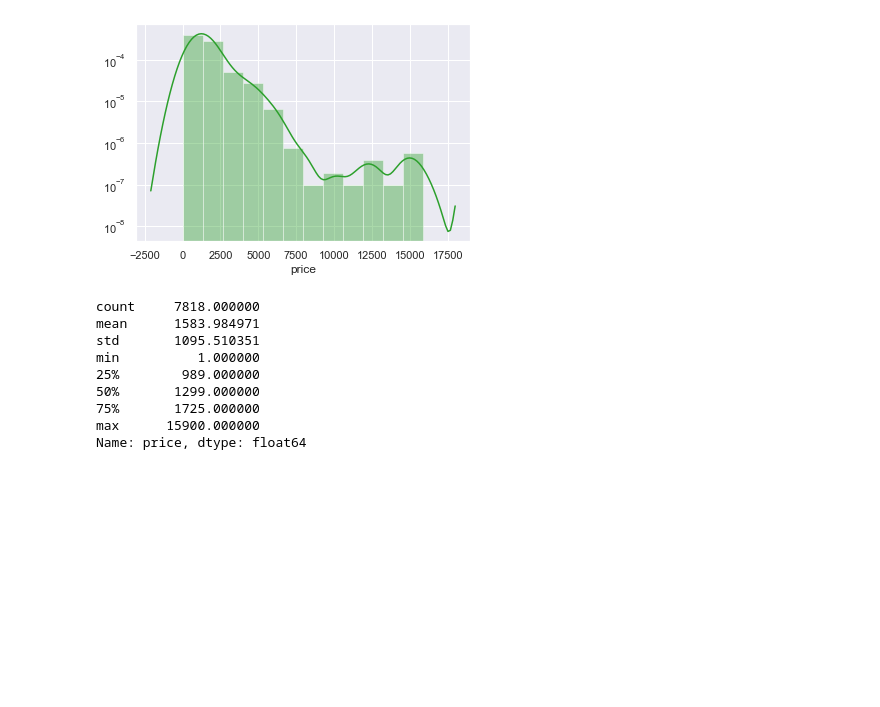
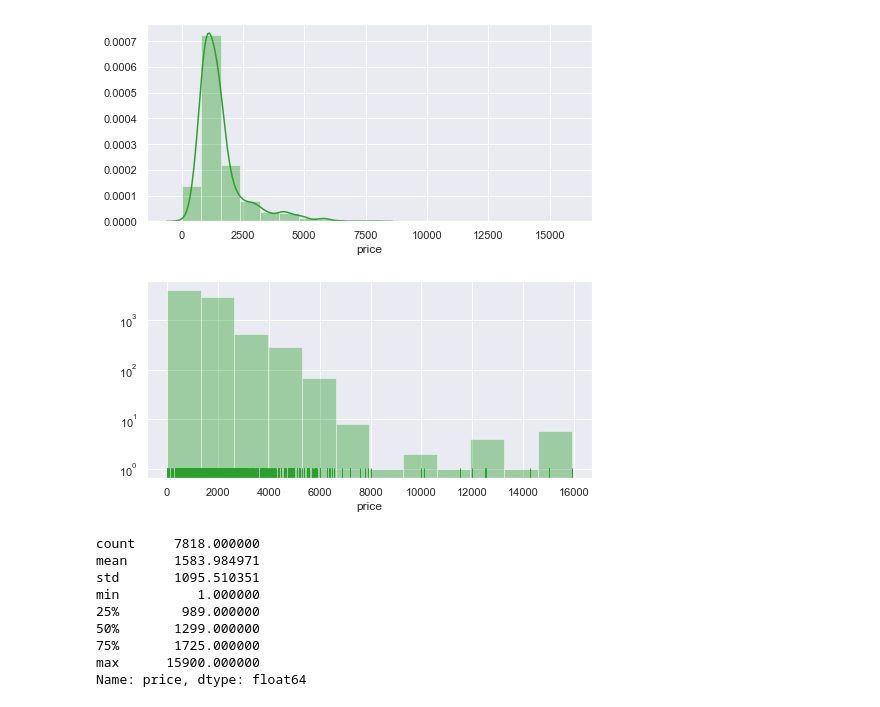
Before and after one commit to lilyzhai/housing-survey, a Jupyter notebook: notebooks/EDA-Eric.ipynb, the cells around one changed output. Cells and saved outputs as stored; diff of their text form; code cells hidden in the pictures; blank space fills up the shorter version.

```diff
--- a/notebooks/EDA-Eric.ipynb
+++ b/notebooks/EDA-Eric.ipynb
@@ -8,12 +9,22 @@ import sklearn
 import json
 # %%
 df = pd.read_json('../data/aggregated.json')
-# %%
-sns.set(style='darkgrid')
-sns.distplot(df['price'], kde_kws={'bw':700}, bins=12, color='#2ca02c')
-plt.yscale('log')
-# %% [output]
-[figure, removed]
+# %%
+from matplotlib.ticker import FormatStrFormatter
+
+sns.set(style='darkgrid')
+plt.subplots(2, 1, figsize=(7,7))
+plt.tight_layout()
+plt.subplots_adjust(hspace=0.3)
+plt.subplot(2, 1, 1)
+ax1 = sns.distplot(df['price'], kde_kws={'bw':200, 'clip':[-1000, 10000]}, bins=20, color='#2ca02c')
+plt.ticklabel_format(style='plain', axis='y')
+plt.subplot(2, 1, 2)
+ax2 = sns.distplot(df['price'], bins=12, color='#2ca02c', kde=False, rug=True)
+ax2.set_yscale('log')
+plt.savefig('price-dist.png', dpi=300)
+# %% [output]
+[figure, added]
 # %%
 df['price'].describe()
 # %% [output]
```
Also changed, not shown: parts of 5 cells of this notebook, 5 other files.
